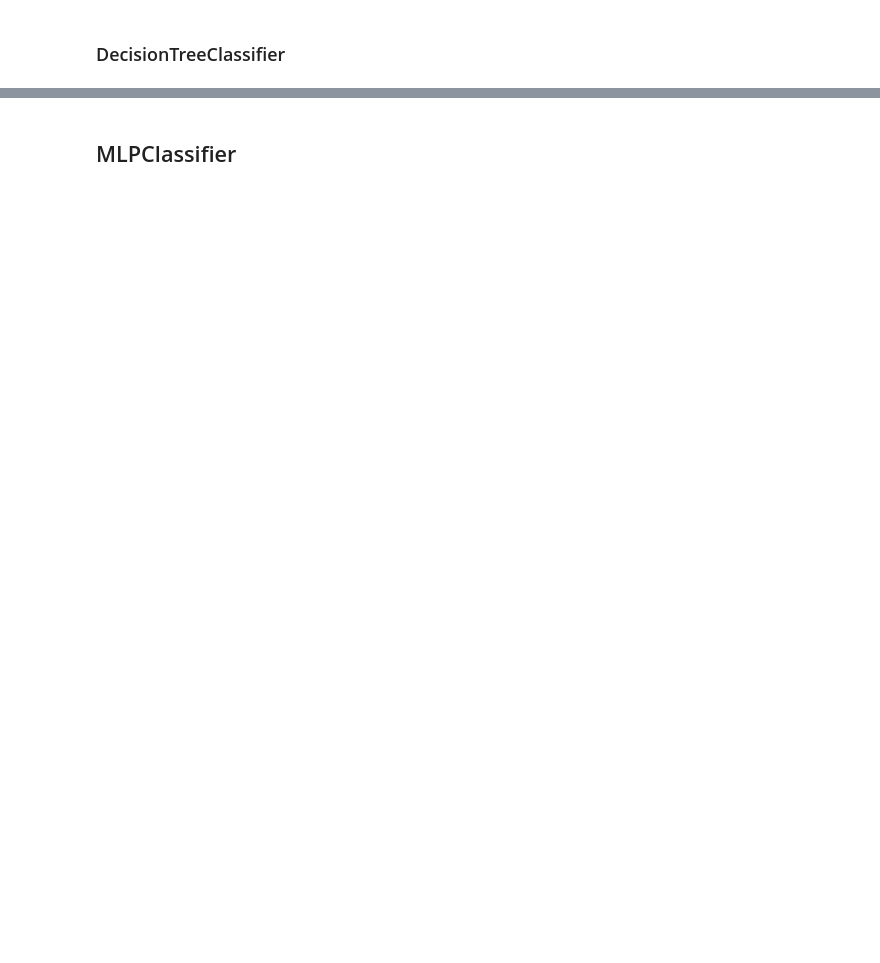
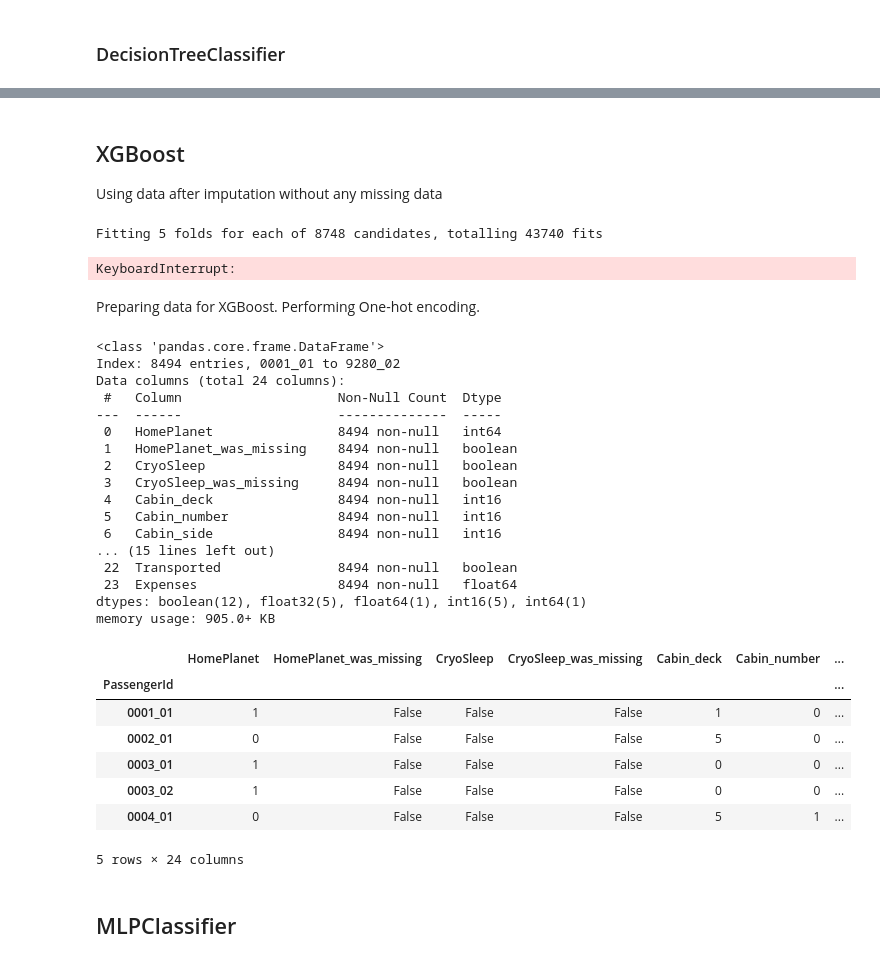
Before and after one commit to filip-kobus/spaceship-titanic-kaggle, a Jupyter notebook: notebook.ipynb, the cells around one changed output, grey strips where cells are left out. Cells and saved outputs as stored; diff of their text form; code cells hidden in the pictures; blank space fills up the shorter version.

Commit message:
Preparing for XGBoost optimalization

```diff
--- a/notebook.ipynb
+++ b/notebook.ipynb
@@ -624,3 +622,72 @@ Name: 116, dtype: object
+# %% [markdown]
+## XGBoost
+Using data after imputation without any missing data
+# %%
+from sklearn.model_selection import GridSearchCV
+import xgboost as xgb
+
+params = {
+    'n_estimators': [20,50,100],
+    'max_depth': [3,7,12],
+    'min_child_weight': [1,3,5,10],
+    'learning_rate': [0.01,0.05,0.1],
+    'gamma': [0,0.5,1],
+    'reg_alpha': [0,0.5,1],
+    'reg_lambda': [0.1,1,10],
+    'scale_pos_weight': [1,2,5]
+}
+
+
+optimal_params = GridSearchCV(estimator = xgb.XGBClassifier(objective='binary:logistic', seed=0, subsample=0.9, colsample_bytree= 0.5, eval_metric='auc', early_stopping_rounds= 10), param_grid=params, scoring='roc_auc', verbose=2, n_jobs=10, cv=5)
+
+X  = train_after_imputation.drop('Transported', axis=1)
+y = train_after_imputation['Transported']
+X_train, X_valid, y_train, y_valid = train_test_split(X, y, train_size=0.8 , test_size=0.2 , random_state=0, stratify=y)
+
+optimal_params.fit(X_train, y_train, eval_set=[(X_valid, y_valid)], verbose=1)
+print(f"Found best parameters: {optimal_params.best_params_} ({optimal_params.best_score_})")
+# %% [output]
+Fitting 5 folds for each of 8748 candidates, totalling 43740 fits
+KeyboardInterrupt:
+# %% [markdown]
+Preparing data for XGBoost. Performing One-hot encoding.
+# %%
+df=data_for_testing["train_after_imputation"]
+df.info()
+df.head()
+# To co będę musiał zrobić:
+# - Przypisanie wcześniej dataframowi prawidlowego typu danych, bo zauważyłem że obiekty zostały zamienione na liczby, ale ich typ jest dalej object [ok]
+# - nie będzie potrzeby zrobienia one-hot encoding tutaj bo nie ma żadnych danych nieliczbowych [nieprawda, sa np. homeplanet]
+# - Zrobienie, dla tych danych XGBoosta i narysowanie jego drzewa
+# - Przetestowanie tak samo, dla danych tych oznaczonych "after_deletion"
+# - przeprowadzenie testu xgboosta z dedykowanych dla niego dostosowaniem danych, czyli: Przeprowadzenie one-hot encodoing, dla obiektów, zastanowienie się co zrobić z brakami bo nie wszystkie dla xgboosta trzeba usuwac i tez powinien sobie poradzic z nimi (nie moze byc ich tylko zbyt wiele)
+# - Musze pamietac zeby przeprowadzic testy biorac pod uwage nierownosc w danych (jezeli taka jest) jest to opisane jak to zrobic w koncowce tego filmiki z xgboosta co ogladalem
+# %% [output]
+<class 'pandas.core.frame.DataFrame'>
+Index: 8494 entries, 0001_01 to 9280_02
+Data columns (total 24 columns):
+ #   Column                    Non-Null Count  Dtype
+---  ------                    --------------  -----
+ 0   HomePlanet                8494 non-null   int64
+ 1   HomePlanet_was_missing    8494 non-null   boolean
+ 2   CryoSleep                 8494 non-null   boolean
+ 3   CryoSleep_was_missing     8494 non-null   boolean
+ 4   Cabin_deck                8494 non-null   int16
+ 5   Cabin_number              8494 non-null   int16
+ 6   Cabin_side                8494 non-null   int16
+... (15 lines left out)
+ 22  Transported               8494 non-null   boolean
+ 23  Expenses                  8494 non-null   float64
+dtypes: boolean(12), float32(5), float64(1), int16(5), int64(1)
+memory usage: 905.0+ KB
+|  | HomePlanet | HomePlanet_was_missing | CryoSleep | CryoSleep_was_missing | Cabin_deck | Cabin_number | ... |
+| PassengerId |  |  |  |  |  |  | ... |
+| 0001_01 | 1 | False | False | False | 1 | 0 | ... |
+| 0002_01 | 0 | False | False | False | 5 | 0 | ... |
+| 0003_01 | 1 | False | False | False | 0 | 0 | ... |
+| 0003_02 | 1 | False | False | False | 0 | 0 | ... |
+| 0004_01 | 0 | False | False | False | 5 | 1 | ... |
+5 rows × 24 columns
 # %% [markdown]
 ## MLPClassifier
 # %%
```
Also changed, not shown: parts of 13 cells of this notebook, 1 other file.
